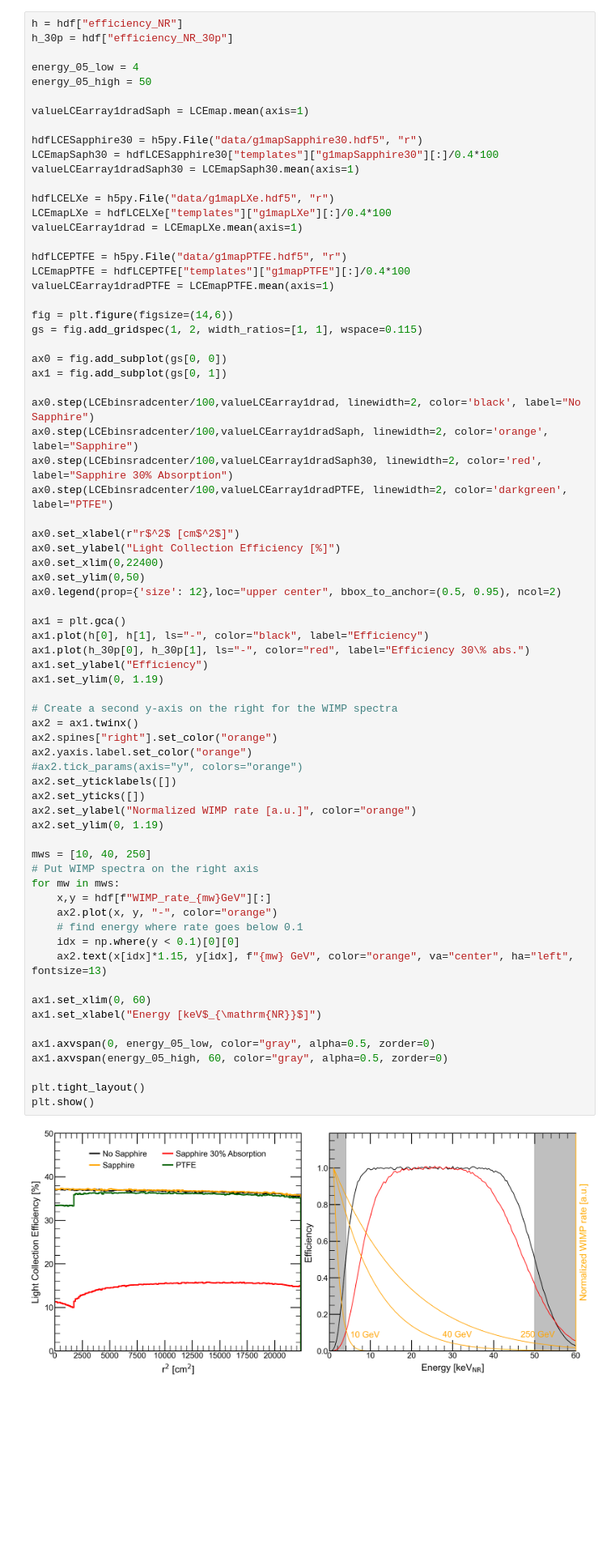
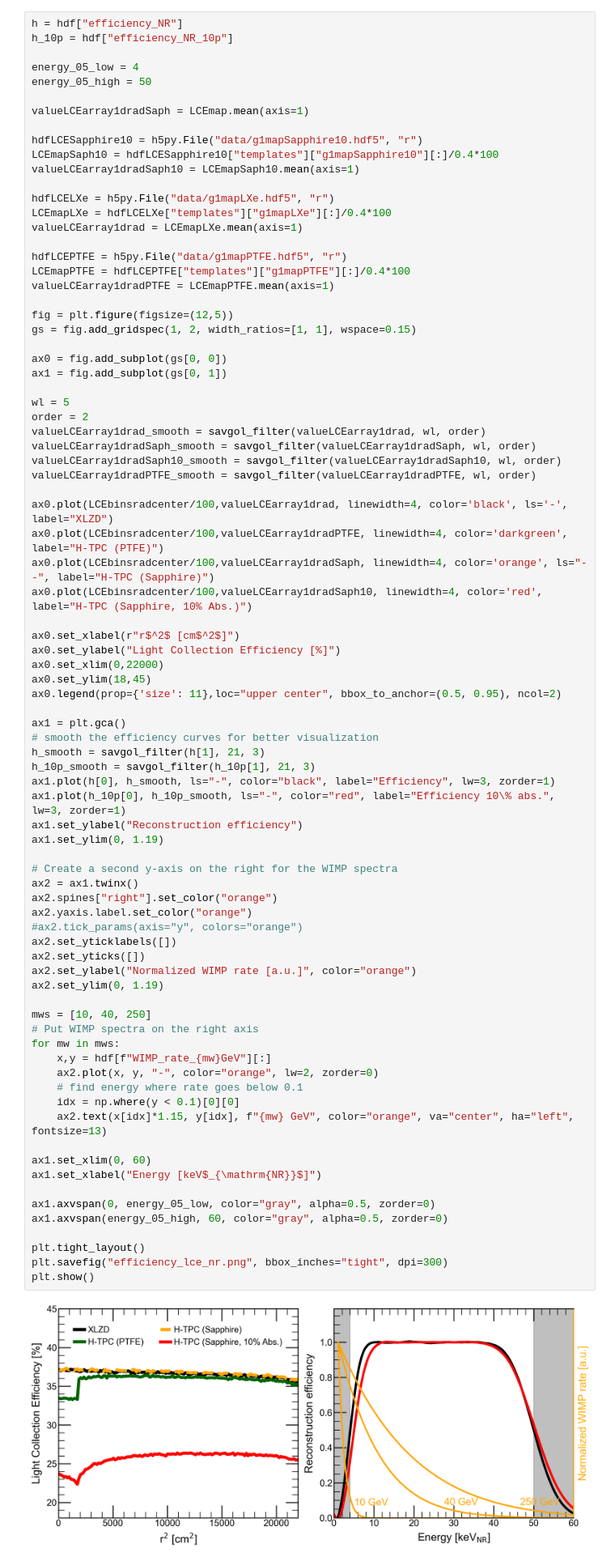
Before and after one commit to jpienaar13/HermeticTPC, a Jupyter notebook: common_plots/plotter.ipynb, the cells around one changed output. Shown at 81% size. Cells and saved outputs as stored; diff of their text form; blank space fills up the shorter version.

Commit message:
Change labels

```diff
--- a/common_plots/plotter.ipynb
+++ b/common_plots/plotter.ipynb
@@ -411,15 +411,15 @@ plt.show()
 # %%
 h = hdf["efficiency_NR"]
-h_30p = hdf["efficiency_NR_30p"]
+h_10p = hdf["efficiency_NR_10p"]
 
 energy_05_low = 4
 energy_05_high = 50
 
 valueLCEarray1dradSaph = LCEmap.mean(axis=1)
 
-hdfLCESapphire30 = h5py.File("data/g1mapSapphire30.hdf5", "r")
-LCEmapSaph30 = hdfLCESapphire30["templates"]["g1mapSapphire30"][:]/0.4*100
-valueLCEarray1dradSaph30 = LCEmapSaph30.mean(axis=1)
+hdfLCESapphire10 = h5py.File("data/g1mapSapphire10.hdf5", "r")
+LCEmapSaph10 = hdfLCESapphire10["templates"]["g1mapSapphire10"][:]/0.4*100
+valueLCEarray1dradSaph10 = LCEmapSaph10.mean(axis=1)
 
 hdfLCELXe = h5py.File("data/g1mapLXe.hdf5", "r")
 LCEmapLXe = hdfLCELXe["templates"]["g1mapLXe"][:]/0.4*100
@@ -429,58 +429,69 @@ hdfLCEPTFE = h5py.File("data/g1mapPTFE.hdf5", "r")
 LCEmapPTFE = hdfLCEPTFE["templates"]["g1mapPTFE"][:]/0.4*100
 valueLCEarray1dradPTFE = LCEmapPTFE.mean(axis=1)
 
-fig = plt.figure(figsize=(14,6))
-gs = fig.add_gridspec(1, 2, width_ratios=[1, 1], wspace=0.115)
+fig = plt.figure(figsize=(12,5))
+gs = fig.add_gridspec(1, 2, width_ratios=[1, 1], wspace=0.15)
 
 ax0 = fig.add_subplot(gs[0, 0])
 ax1 = fig.add_subplot(gs[0, 1])
 
-ax0.step(LCEbinsradcenter/100,valueLCEarray1drad, linewidth=2, color='black', label="No Sapphire")
-ax0.step(LCEbinsradcenter/100,valueLCEarray1dradSaph, linewidth=2, color='orange', label="Sapphire")
-ax0.step(LCEbinsradcenter/100,valueLCEarray1dradSaph30, linewidth=2, color='red', label="Sapphire 30% Absorption")
-ax0.step(LCEbinsradcenter/100,valueLCEarray1dradPTFE, linewidth=2, color='darkgreen', label="PTFE")
+wl = 5
+order = 2
+valueLCEarray1drad_smooth = savgol_filter(valueLCEarray1drad, wl, order)
+valueLCEarray1dradSaph_smooth = savgol_filter(valueLCEarray1dradSaph, wl, order)
+valueLCEarray1dradSaph10_smooth = savgol_filter(valueLCEarray1dradSaph10, wl, order)
+valueLCEarray1dradPTFE_smooth = savgol_filter(valueLCEarray1dradPTFE, wl, order)
+
+ax0.plot(LCEbinsradcenter/100,valueLCEarray1drad, linewidth=4, color='black', ls='-', label="XLZD")
+ax0.plot(LCEbinsradcenter/100,valueLCEarray1dradPTFE, linewidth=4, color='darkgreen', label="H-TPC (PTFE)")
+ax0.plot(LCEbinsradcenter/100,valueLCEarray1dradSaph, linewidth=4, color='orange', ls="--", label="H-TPC (Sapphire)")
+ax0.plot(LCEbinsradcenter/100,valueLCEarray1dradSaph10, linewidth=4, color='red', label="H-TPC (Sapphire, 10% Abs.)")
 
 ax0.set_xlabel(r"r$^2$ [cm$^2$]")
 ax0.set_ylabel("Light Collection Efficiency [%]")
-ax0.set_xlim(0,22400)
-ax0.set_ylim(0,50)
-ax0.legend(prop={'size': 12},loc="upper center", bbox_to_anchor=(0.5, 0.95), ncol=2)
+ax0.set_xlim(0,22000)
+ax0.set_ylim(18,45)
+ax0.legend(prop={'size': 11},loc="upper center", bbox_to_anchor=(0.5, 0.95), ncol=2)
 
 ax1 = plt.gca()
-ax1.plot(h[0], h[1], ls="-", color="black", label="Efficiency")
-ax1.plot(h_30p[0], h_30p[1], ls="-", color="red", label="Efficiency 30\% abs.")
-ax1.set_ylabel("Efficiency")
+# smooth the efficiency curves for better visualization
+h_smooth = savgol_filter(h[1], 21, 3)
+h_10p_smooth = savgol_filter(h_10p[1], 21, 3)
+ax1.plot(h[0], h_smooth, ls="-", color="black", label="Efficiency", lw=3, zorder=1)
+ax1.plot(h_10p[0], h_10p_smooth, ls="-", color="red", label="Efficiency 10\% abs.", lw=3, zorder=1)
+ax1.set_ylabel("Reconstruction efficiency")
 ax1.set_ylim(0, 1.19)
 
 # Create a second y-axis on the right for the WIMP spectra
 ax2 = ax1.twinx()
 ax2.spines["right"].set_color("orange")
 ax2.yaxis.label.set_color("orange")
 #ax2.tick_params(axis="y", colors="orange")
 ax2.set_yticklabels([])
 ax2.set_yticks([])
 ax2.set_ylabel("Normalized WIMP rate [a.u.]", color="orange")
 ax2.set_ylim(0, 1.19)
 
 mws = [10, 40, 250]
 # Put WIMP spectra on the right axis
 for mw in mws:
     x,y = hdf[f"WIMP_rate_{mw}GeV"][:]
-    ax2.plot(x, y, "-", color="orange")
+    ax2.plot(x, y, "-", color="orange", lw=2, zorder=0)
     # find energy where rate goes below 0.1
     idx = np.where(y < 0.1)[0][0]
     ax2.text(x[idx]*1.15, y[idx], f"{mw} GeV", color="orange", va="center", ha="left", fontsize=13)
 
 ax1.set_xlim(0, 60)
 ax1.set_xlabel("Energy [keV$_{\mathrm{NR}}$]")
 
 ax1.axvspan(0, energy_05_low, color="gray", alpha=0.5, zorder=0)
 ax1.axvspan(energy_05_high, 60, color="gray", alpha=0.5, zorder=0)
 
 plt.tight_layout()
+plt.savefig("efficiency_lce_nr.png", bbox_inches="tight", dpi=300)
 plt.show()
 # %% [output]
-[figure, old version]
+[figure, new version]
 # %% [markdown]
 ## WIMP sensitivity limits
 # %%
```
Also changed, not shown: parts of 3 cells of this notebook, 2 other files.
